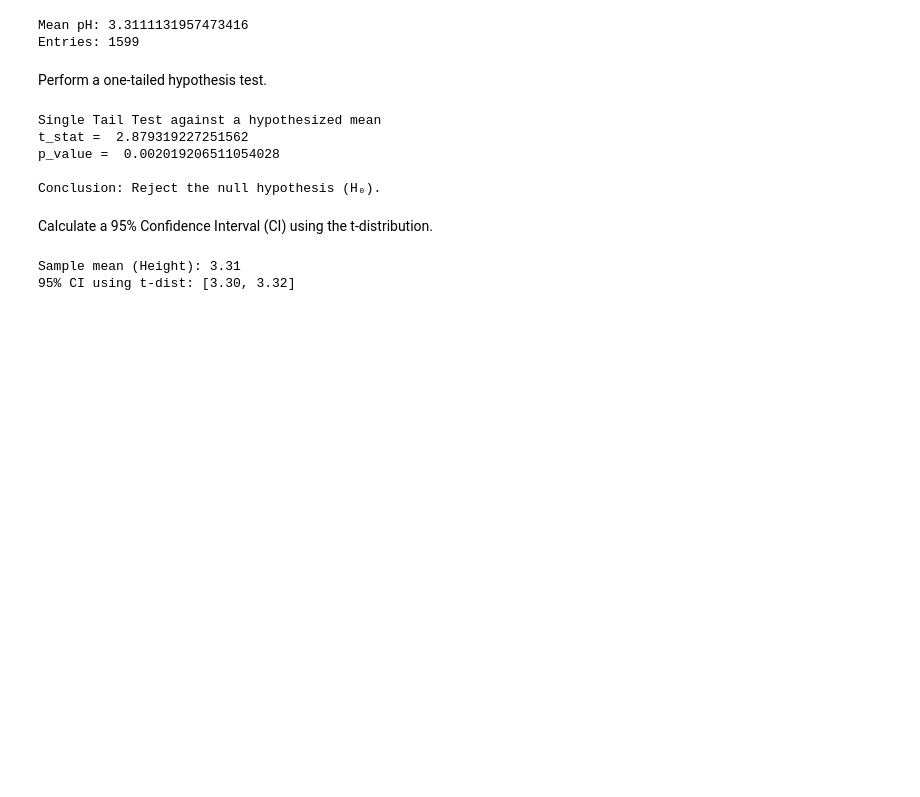
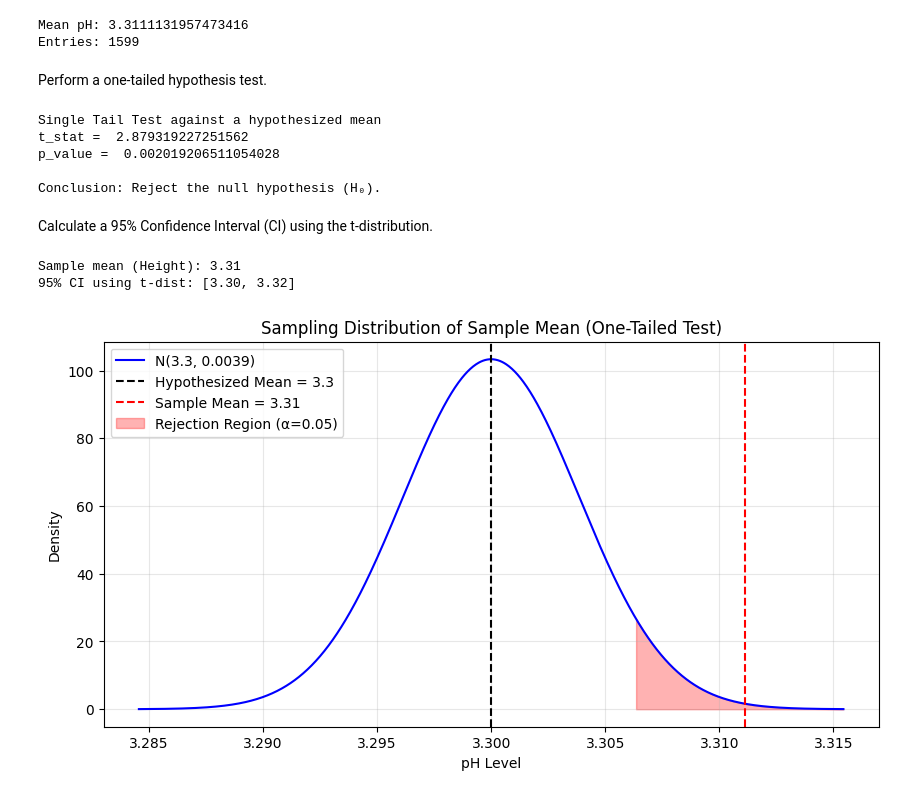
Before and after one commit to SaianPatel/InferentialStatistics, a Jupyter notebook: Coursework/3.1_Hypothesis_Testing.ipynb, the cells around one changed output. Saved outputs shown, nothing was run; the diff lists cells and outputs as text; code cells hidden in the pictures; blank space fills up the shorter version.

Commit message:
Update 3.1_Hypothesis_Testing.ipynb
Add plot for HT

```diff
--- a/Coursework/3.1_Hypothesis_Testing.ipynb
+++ b/Coursework/3.1_Hypothesis_Testing.ipynb
@@ -87,3 +88,35 @@ print(f"95% CI using t-dist: [{ci_lower:.2f}, {ci_upper:.2f}]")
 # %% [output]
 Sample mean (Height): 3.31
 95% CI using t-dist: [3.30, 3.32]
+# %%
+# Generate x-values for normal distribution under H0
+x_values = np.linspace(mu - 4*SE, mu + 4*SE, 1000)
+y_values = stats.norm.pdf(x_values, mu, SE)
+
+# Plot sampling distribution
+plt.figure(figsize=(12, 8))
+plt.plot(x_values, y_values, label=f"N({mu}, {round(SE, 4)})", color='blue')
+
+# Plot hypothesized mean (H0)
+plt.axvline(mu, color='black', linestyle='dashed', label=f"Hypothesized Mean = {mu}")
+
+# Plot sample mean
+plt.axvline(sample_mean, color='red', linestyle='dashed', label=f"Sample Mean = {round(sample_mean, 2)}")
+
+# Shade rejection region for right-tailed test (α = 0.05)
+crit_value = stats.t.ppf(1 - alpha, dof)  # Critical t-value
+x_reject = np.linspace(mu + crit_value * SE, mu + 4*SE, 100)
+y_reject = stats.norm.pdf(x_reject, mu, SE)
+plt.fill_between(x_reject, y_reject, color='red', alpha=0.3, label="Rejection Region (α=0.05)")
+
+# Formatting
+plt.xlabel("pH Level")
+plt.ylabel("Density")
+plt.title("Sampling Distribution of Sample Mean (One-Tailed Test)")
+plt.legend()
+plt.grid(alpha=0.3)
+
+# Show plot
+plt.show()
+# %% [output]
+[figure, added]
```
Also changed, not shown: parts of 1 cell of this notebook.
